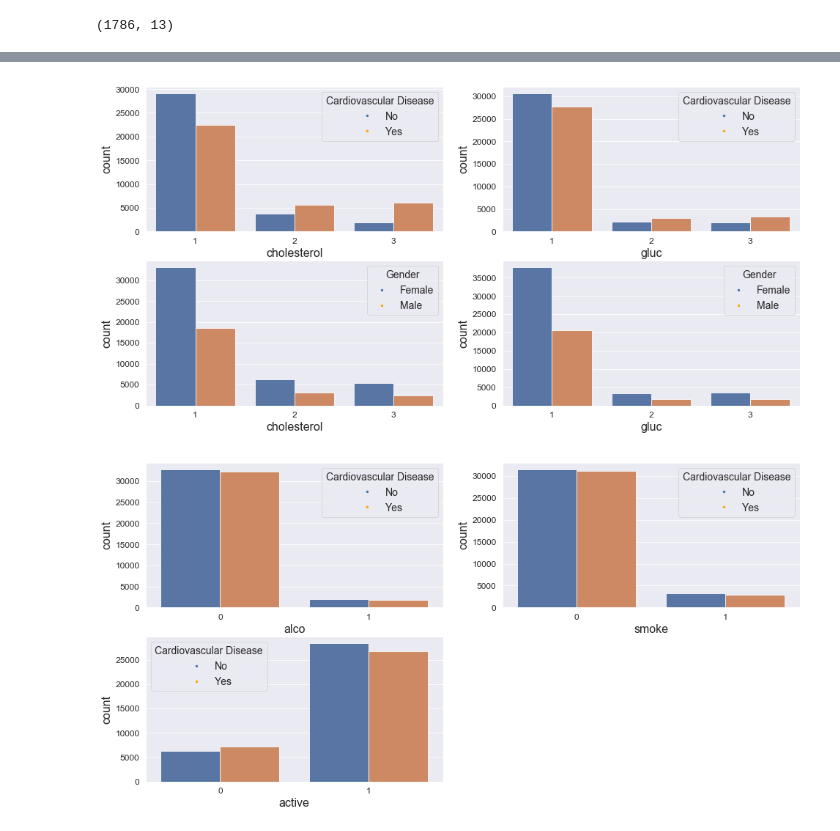
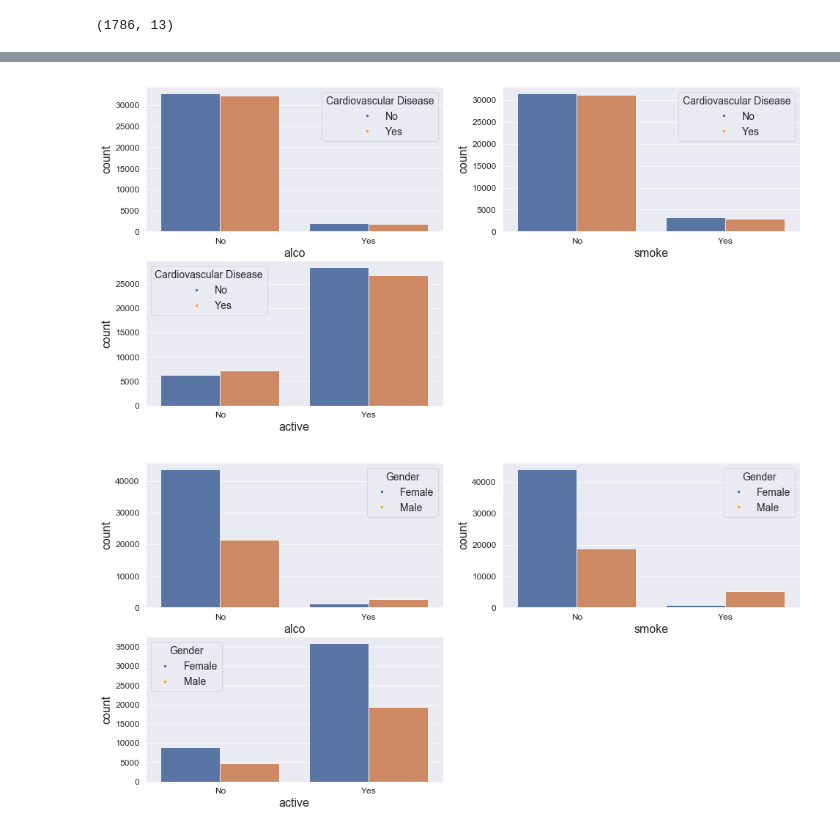
Before and after one commit to cmcdonold/Springboard, a Jupyter notebook: Capstone Project II/Capstone_II_EDA.ipynb, the cells around one changed output, grey strips where cells are left out. Cells and saved outputs as stored; diff of their text form; code cells hidden in the pictures.

```diff
--- a/Capstone Project II/Capstone_II_EDA.ipynb
+++ b/Capstone Project II/Capstone_II_EDA.ipynb
@@ -31,7 +31,7 @@ plt.rc('font', size=16)         # controls default text sizes
 plt.rc('axes', titlesize=18)    # fontsize of the axes title
 plt.rc('axes', labelsize=16)    # fontsize of the x and y labels
 plt.rc(['xtick', 'ytick'], labelsize=12)   # fontsize of the tick labels
-plt.rc('legend', fontsize=14, title_fontsize= 14, loc='upper left')   # fontsize of the legend labels
+plt.rc('legend', fontsize=14, title_fontsize= 14, loc='best')   # fontsize of the legend labels
 
 # Read files with training dataset and cancer labels into pandas DataFrames
 file = 'cardio_train.csv'
@@ -68,7 +68,7 @@ data.head()
 | 4 | 17474 | 1 | 156 | 56.0 | 100 | 60 | 1 | 1 | 0 | 0 | 0 | ... |
 # %%
 # Convert 'age' units from days to years
-data['age'] = np.floor(data['age'] / 365)
+data['age'] = round((data['age'] / 365), 2)
 
 # Convert 'height' units from cm to m
 data['height'] = data['height']/100
@@ -78,7 +78,9 @@ data['BMI'] = round((data['weight'] / data['height']**2), 1)
 
 # Convert gender to categorical datatype and rename categories 'F' and 'M'
 data.gender = data.gender.astype('category')
-data['gender'].cat.rename_categories(['F', 'M'], inplace=True)
+data.gender.cat.rename_categories(['F', 'M'], inplace=True)
+
+data.ap_hi = data.ap_hi.astype('float')
 
 data.head()
 # %% [output]
@@ -193,9 +216,12 @@ data.sort_values(by=['ap_hi'], axis=0, ascending=False).head(15)
 # %%
 # Filter out height outliers
-df = data[(data.height >= 1.2) & (data.height <= 2)]
+df = data[(data.height >= 1.2) & (data.height <= 2.1)]
 
 # Filter out abnormal blood pressure readings
 df = df[(df.ap_hi < 300) & (df.ap_hi > 50) & (df.ap_lo > 20) & (df.ap_lo < 300)]
+
+# Filter out BMI outliers
+df = df[(df.BMI > 10)]
 print(df.info())
 # %% [output]
 <class 'pandas.core.frame.DataFrame'>
@@ -365,40 +586,42 @@ high_BMI.shape
 # %%
 plt.figure(figsize=(16,8))
 
 plt.subplot(2,2,1)
-sns.countplot(x='cholesterol', hue='cardio', data=df)
+sns.countplot(x='alco', hue='cardio', data=df)
 plt.legend(custom, ['No', 'Yes'], title='Cardiovascular Disease', loc='best')
+plt.xticks(ticks=range(2), labels=['No', 'Yes'])
 
 plt.subplot(2,2,2)
-sns.countplot(x='gluc', hue='cardio', data=df)
+sns.countplot(x='smoke', hue='cardio', data=df)
 plt.legend(custom, ['No', 'Yes'], title='Cardiovascular Disease', loc='best')
+plt.xticks(ticks=range(2), labels=['No', 'Yes'])
 
 plt.subplot(2,2,3)
-sns.countplot(x='cholesterol', hue='gender', data=df)
-plt.legend(custom, ['Female', 'Male'], title='Gender', loc='best')
-
-plt.subplot(2,2,4)
-sns.countplot(x='gluc', hue='gender', data=df)
-plt.legend(custom, ['Female', 'Male'], title='Gender', loc='best')
-
+sns.countplot(x='active', hue='cardio', data=df)
+plt.legend(custom, ['No', 'Yes'], title='Cardiovascular Disease', loc='best')
+plt.xticks(ticks=range(2), labels=['No', 'Yes'])
+plt.savefig(fname='images\self-reported_count.png', dpi='figure', format='png', bbox_inches='tight', pad_inches=0.1)
 plt.show()
 # %% [output]
-[figure, old version]
+[figure, new version]
 # %%
 plt.figure(figsize=(16,8))
 
 plt.subplot(2,2,1)
-sns.countplot(x='alco', hue='cardio', data=df)
-plt.legend(custom, ['No', 'Yes'], title='Cardiovascular Disease', loc='best')
+sns.countplot(x='alco', hue='gender', data=df)
+plt.legend(custom, ['Female', 'Male'], title='Gender', loc='best')
+plt.xticks(ticks=range(2), labels=['No', 'Yes'])
 
 plt.subplot(2,2,2)
-sns.countplot(x='smoke', hue='cardio', data=df)
-plt.legend(custom, ['No', 'Yes'], title='Cardiovascular Disease', loc='best')
+sns.countplot(x='smoke', hue='gender', data=df)
+plt.legend(custom, ['Female', 'Male'], title='Gender', loc='best')
+plt.xticks(ticks=range(2), labels=['No', 'Yes'])
 
 plt.subplot(2,2,3)
-sns.countplot(x='active', hue='cardio', data=df)
-plt.legend(custom, ['No', 'Yes'], title='Cardiovascular Disease', loc='best')
+sns.countplot(x='active', hue='gender', data=df)
+plt.legend(custom, ['Female', 'Male'], title='Gender', loc='best')
+plt.xticks(ticks=range(2), labels=['No', 'Yes'])
 
 plt.show()
 # %% [output]
-[figure, old version]
+[figure, new version]
```
Also changed, not shown: parts of 35 cells of this notebook, 16 other files.
